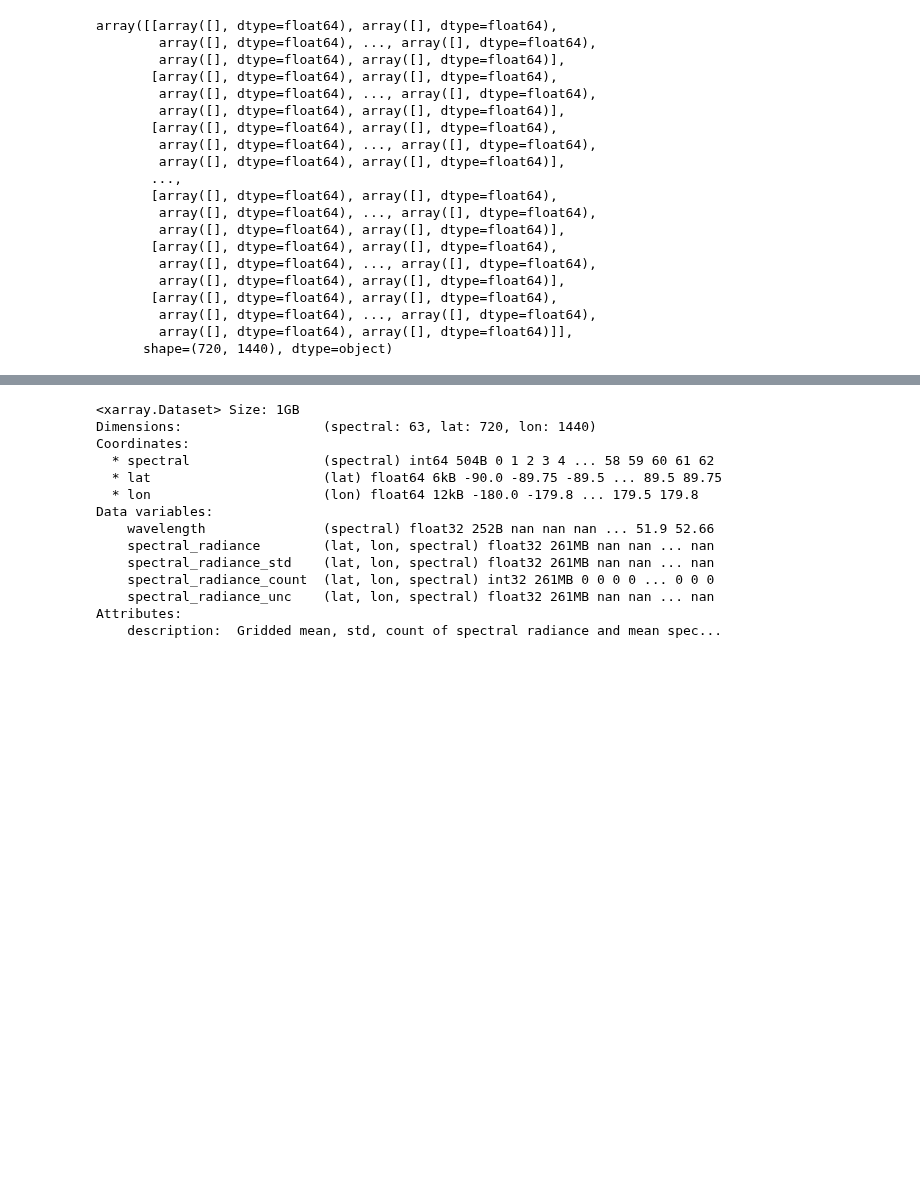
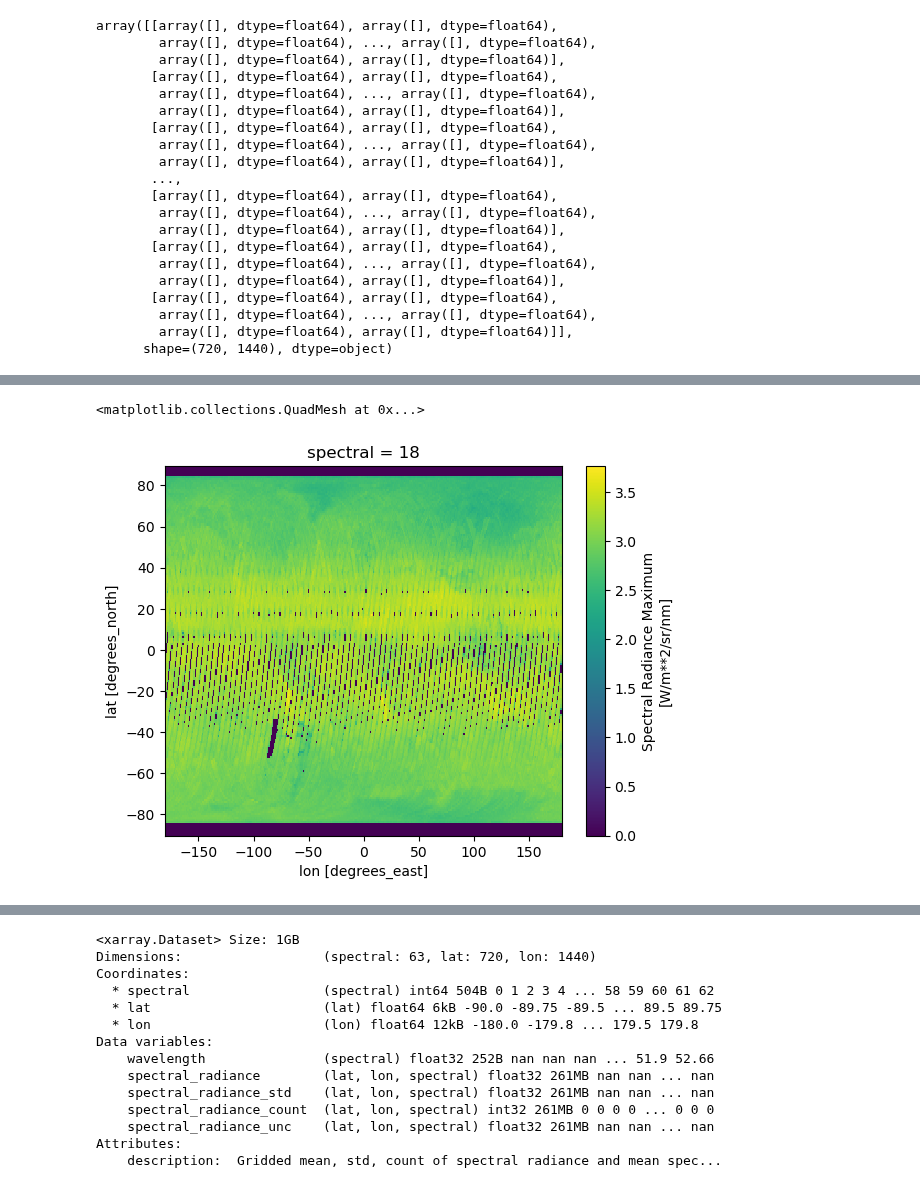
Before and after one commit to Wend3620/embed_test7131, a Jupyter notebook: random/trial2.ipynb, the cells around one changed output, grey strips where cells are left out. Cells and saved outputs as stored; diff of their text form; code cells hidden in the pictures; blank space fills up the shorter version.

```diff
--- a/random/trial2.ipynb
+++ b/random/trial2.ipynb
@@ -460,3 +479,8 @@ ds_binned.isel(spectral = 18).spectral_radiance.plot()
+# %%
+ds_binned_all.isel(spectral = 18).spectral_radiance_max.plot()
+# %% [output]
+<matplotlib.collections.QuadMesh at 0x...>
+[figure, added]
 # %%
 #Effect when you have 0.1 grid
 ds_binned_all.isel(spectral = 18).spectral_radiance.plot()
```
Also changed, not shown: parts of 6 cells of this notebook, 3 other files.
